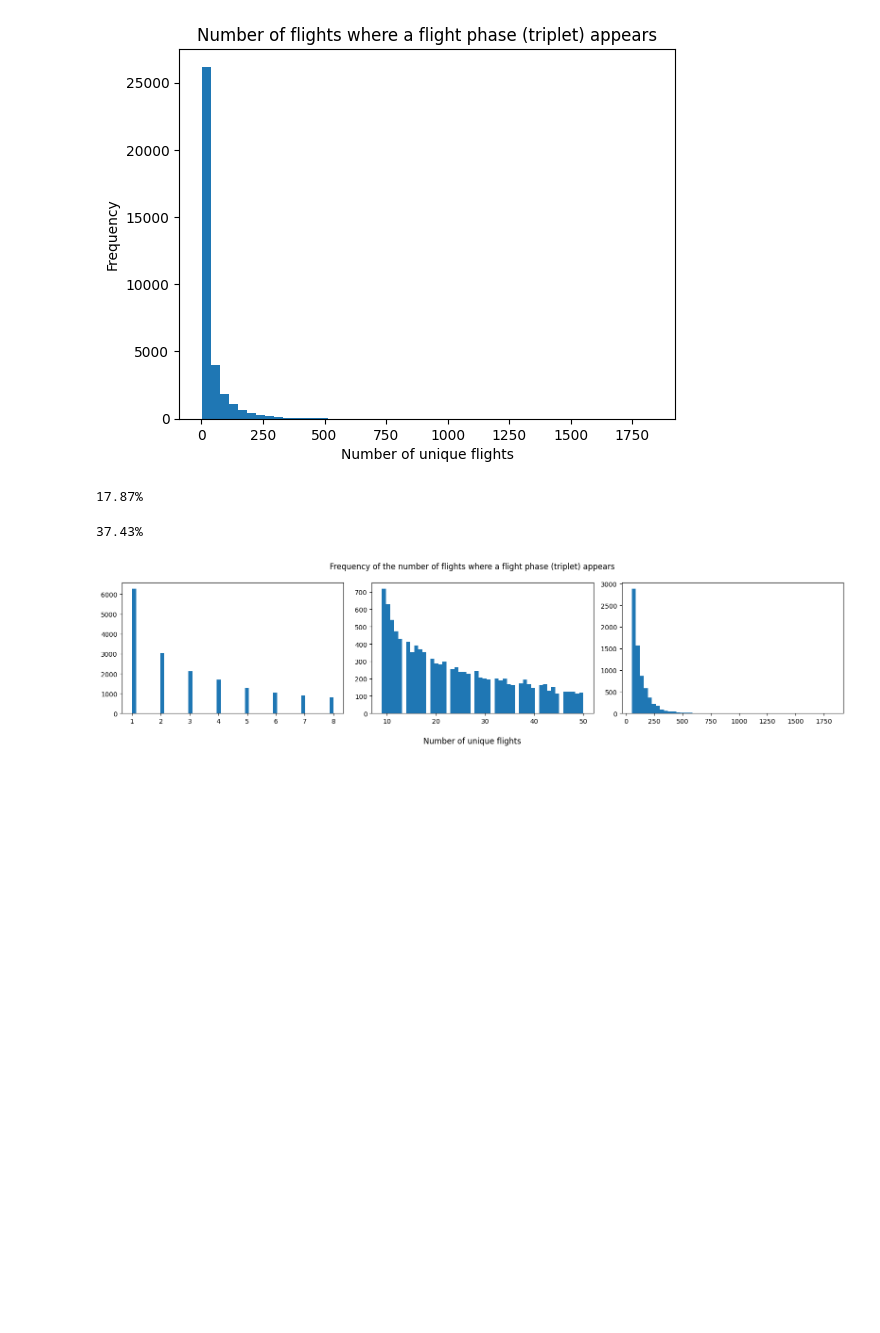
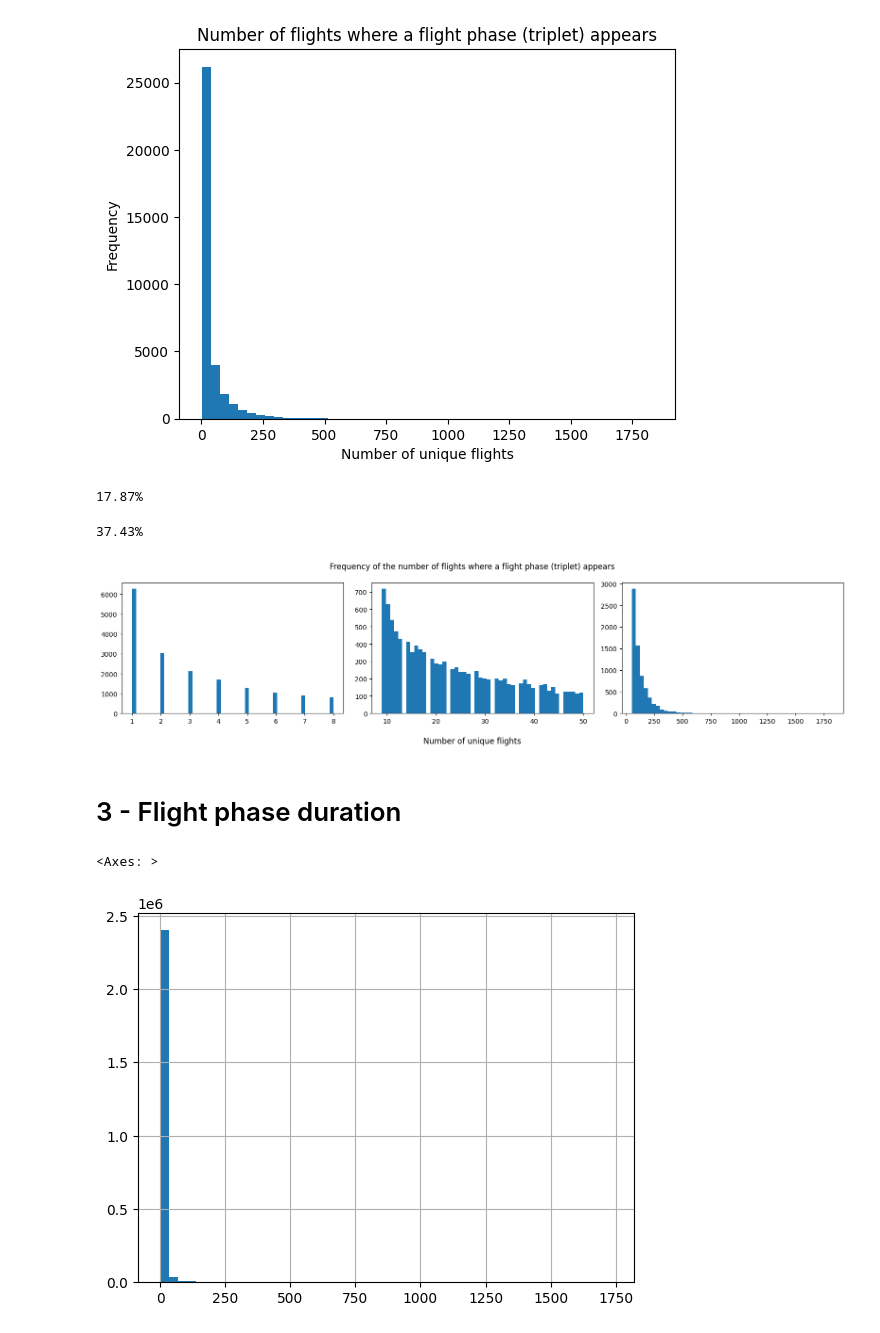
Before and after one commit to picqflorian/PIE-Airbus-Helicopter, a Jupyter notebook: exploration.ipynb, the cells around one changed output. Saved outputs shown, nothing was run; the diff lists cells and outputs as text; code cells hidden in the pictures; blank space fills up the shorter version.

```diff
--- a/exploration.ipynb
+++ b/exploration.ipynb
@@ -139,3 +147,13 @@ plt.tight_layout()
 plt.show()
 # %% [output]
 [figure]
+# %% [markdown]
+# 3 - Flight phase duration
+# %%
+df['F_DURATION'] = pd.to_timedelta(df['F_DURATION'])
+df['F_DURATION_sec'] = df['F_DURATION'].dt.total_seconds()
+# %%
+df['F_DURATION_sec'].hist(bins=50)
+# %% [output]
+<Axes: >
+[figure, added]
```
Also changed, not shown: parts of 10 cells of this notebook, 1 other file.
